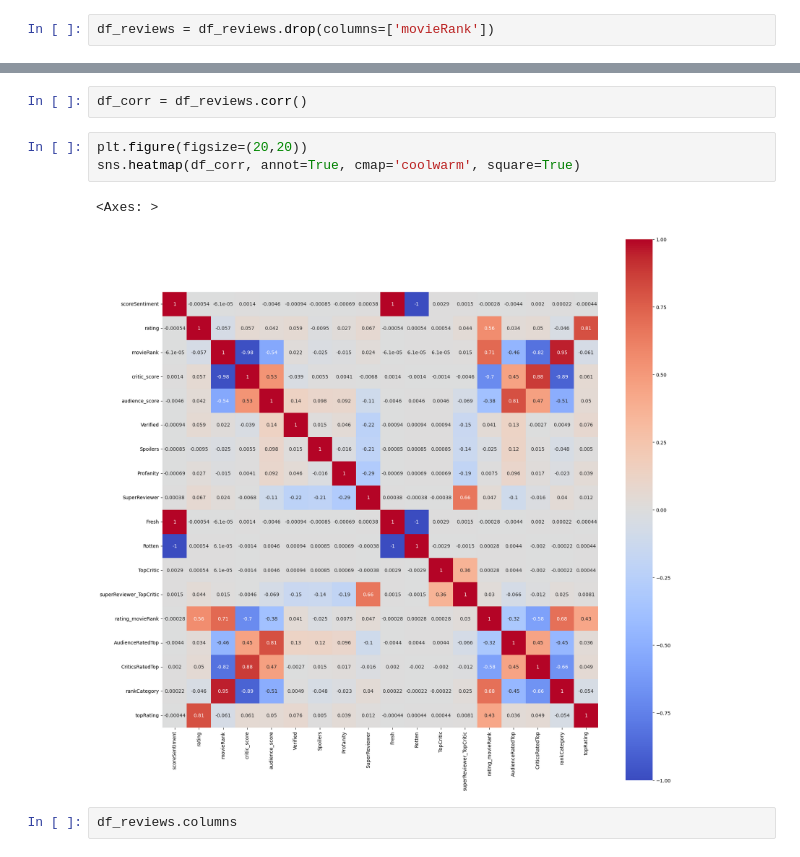
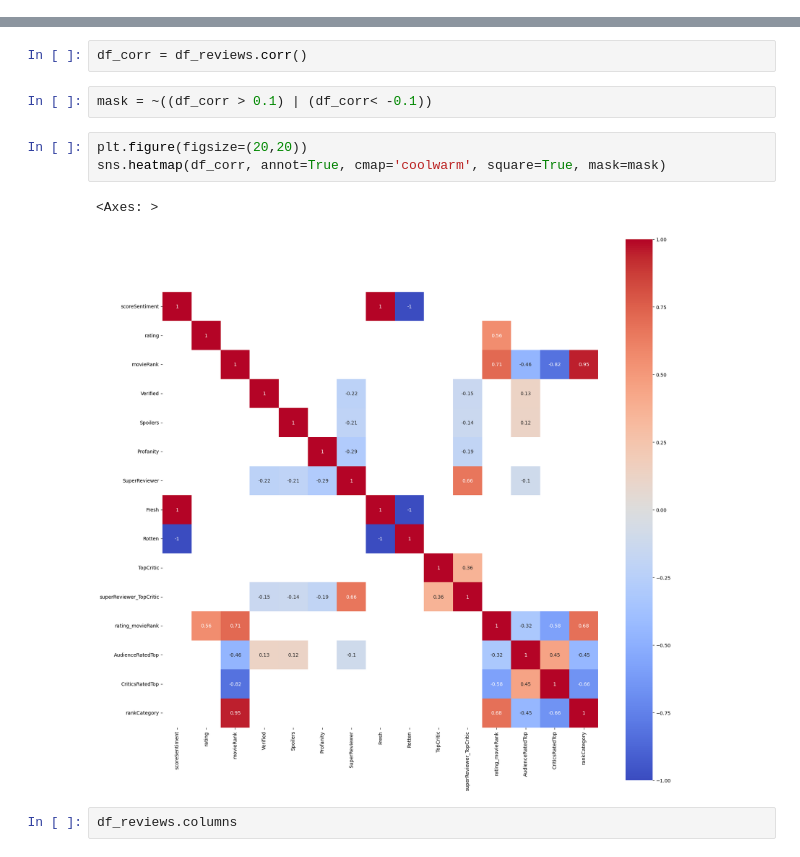
Before and after one commit to osoisi/Data-Science-Projects, a Jupyter notebook: Movie Reviews/Rotten Tomatoes- Movie Reviews.ipynb, the cells around one changed output, grey strips where cells are left out. Saved outputs shown, nothing was run; the diff lists cells and outputs as text.

```diff
--- a/Movie Reviews/Rotten Tomatoes- Movie Reviews.ipynb
+++ b/Movie Reviews/Rotten Tomatoes- Movie Reviews.ipynb
@@ -628,5 +628,3 @@ Dropping movieRank column since it isnt needed.
-# %%
-df_reviews = df_reviews.drop(columns=['movieRank'])
 # %%
 df_reviews.corr()
 # %% [output]
@@ -651,11 +647,13 @@ df_reviews.corr()
 # %%
 df_corr = df_reviews.corr()
+# %%
+mask = ~((df_corr > 0.1) | (df_corr< -0.1))
 # %%
 plt.figure(figsize=(20,20))
-sns.heatmap(df_corr, annot=True, cmap='coolwarm', square=True)
+sns.heatmap(df_corr, annot=True, cmap='coolwarm', square=True, mask=mask)
 # %% [output]
 <Axes: >
-[figure, old version]
+[figure, new version]
 # %%
 df_reviews.columns
 # %% [output]
```
Also changed, not shown: parts of 9 cells of this notebook.
